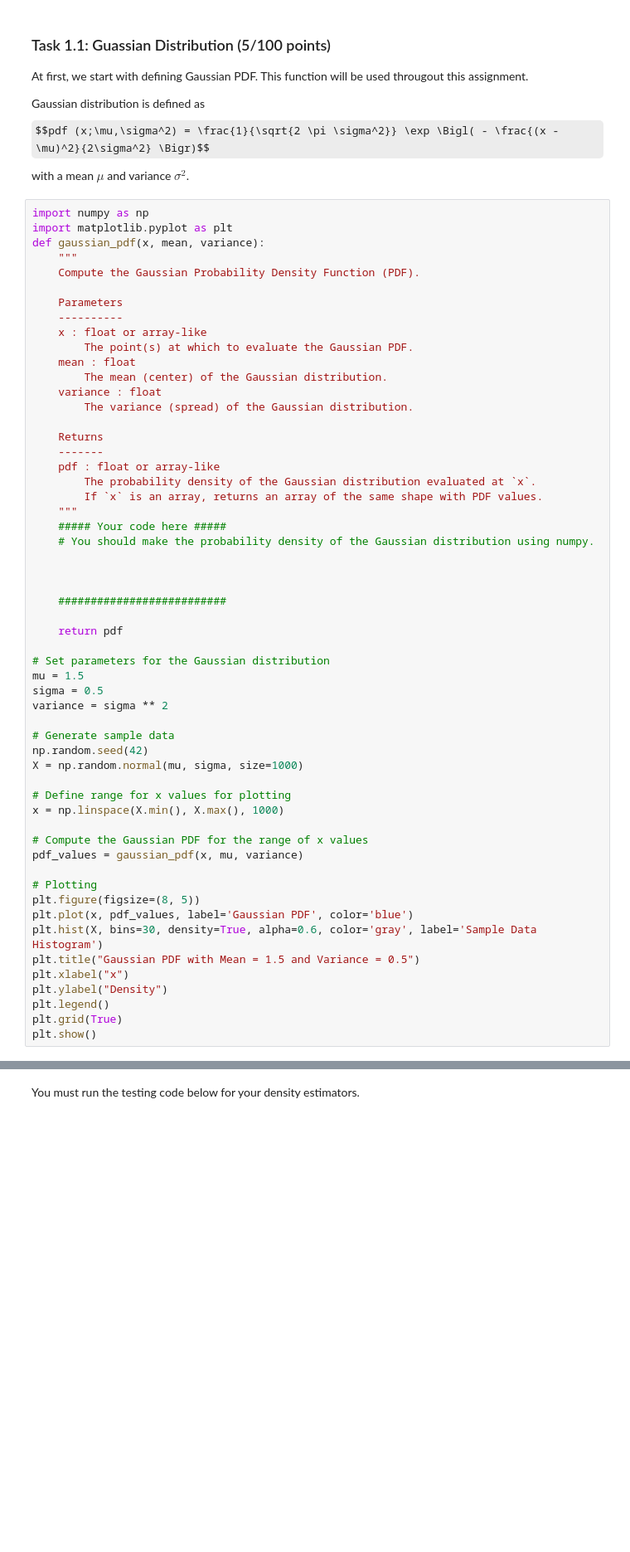
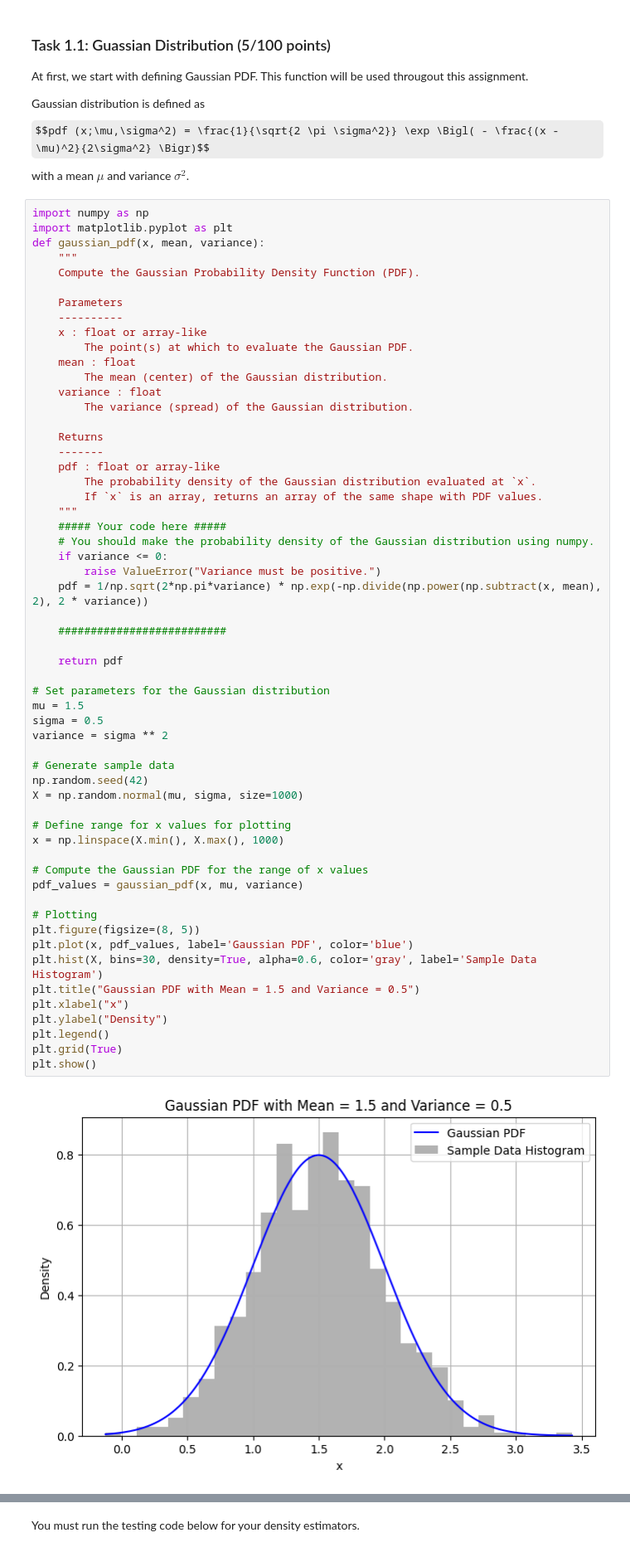
Before and after one commit to jung1230/Artificial_Intelligence, a Jupyter notebook: Assignment/Assignment_06/Assignment_6_Exercise.ipynb, the cells around one changed output, grey strips where cells are left out. Shown: that part at 83% size. Cells and saved outputs as stored; diff of their text form; some formulas as TeX source; blank space fills up the shorter version.

```diff
--- a/Assignment/Assignment_06/Assignment_6_Exercise.ipynb
+++ b/Assignment/Assignment_06/Assignment_6_Exercise.ipynb
@@ -38,38 +38,41 @@ def gaussian_pdf(x, mean, variance):
     """
     ##### Your code here #####
     # You should make the probability density of the Gaussian distribution using numpy.
-
-
+    if variance <= 0:
+        raise ValueError("Variance must be positive.")
+    pdf = 1/np.sqrt(2*np.pi*variance) * np.exp(-np.divide(np.power(np.subtract(x, mean), 2), 2 * variance))
 
     ##########################
 
     return pdf
 
 # Set parameters for the Gaussian distribution
 mu = 1.5
 sigma = 0.5
 variance = sigma ** 2
 
 # Generate sample data
 np.random.seed(42)
 X = np.random.normal(mu, sigma, size=1000)
 
 # Define range for x values for plotting
 x = np.linspace(X.min(), X.max(), 1000)
 
 # Compute the Gaussian PDF for the range of x values
 pdf_values = gaussian_pdf(x, mu, variance)
 
 # Plotting
 plt.figure(figsize=(8, 5))
 plt.plot(x, pdf_values, label='Gaussian PDF', color='blue')
 plt.hist(X, bins=30, density=True, alpha=0.6, color='gray', label='Sample Data Histogram')
 plt.title("Gaussian PDF with Mean = 1.5 and Variance = 0.5")
 plt.xlabel("x")
 plt.ylabel("Density")
 plt.legend()
 plt.grid(True)
 plt.show()
+# %% [output]
+[figure, added]
 # %% [markdown]
 ### Task 1.2: Guassian Density (15/100 points)
 For this assignment, you will estimate a Guassian Density via MLE. As discussed in class, Density Estimation finds a density (PDF/PMF) that represents the data well. The goal is finding a density/distribution function $\hat{P}(x)$ that as close to a ground-truth distribution $P(x)$ as possible. This simplifies to estimating the mean and standard deviation of the data and using these empricial estimates for the Gaussian distribution.
```
Also changed, not shown: parts of 10 cells of this notebook, 1 other file.
